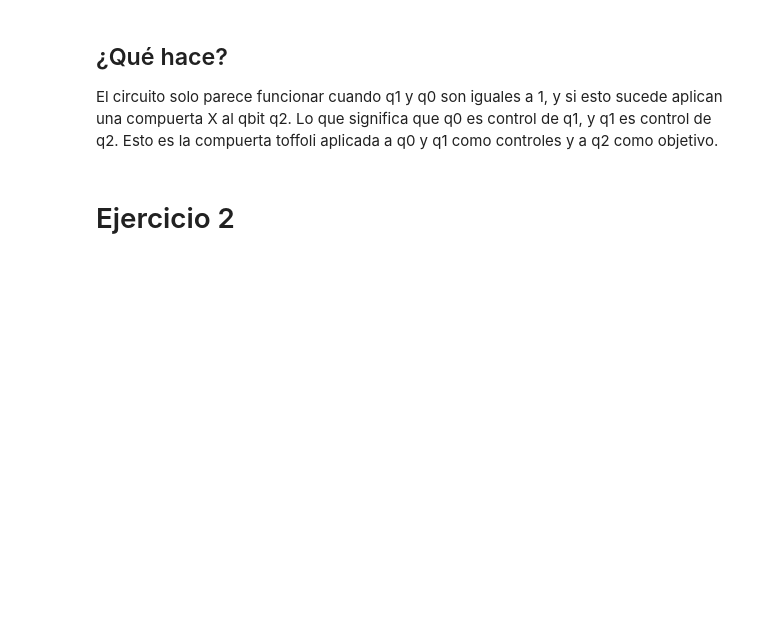
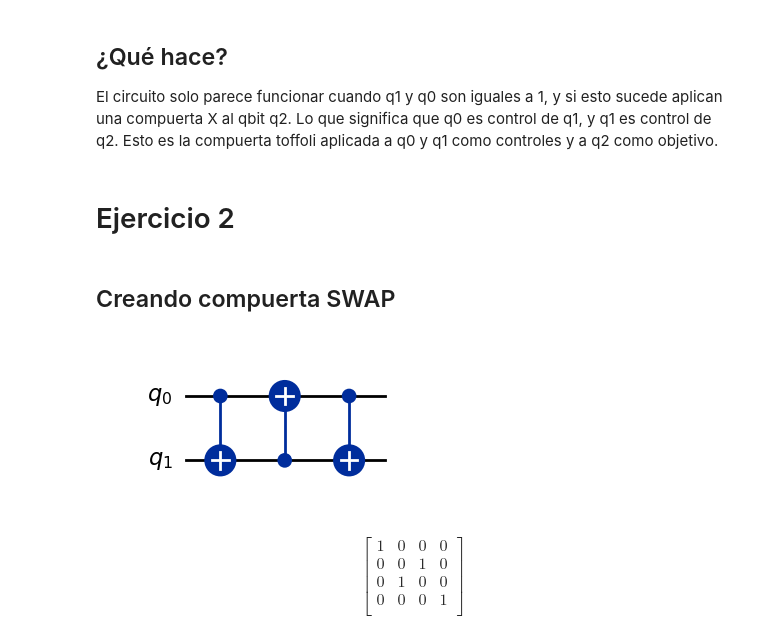
Before and after one commit to JUPiTERdia117/CompuCuantica, a Jupyter notebook: Prac2/Prac2.ipynb, the cells around one changed output. Drawn from its saved outputs; the diff is of its cells as text; code cells hidden in the pictures; blank space fills up the shorter version.

```diff
--- a/Prac2/Prac2.ipynb
+++ b/Prac2/Prac2.ipynb
@@ -456,3 +456,43 @@ Lo que significa que q0 es control de q1, y q1 es control de q2. Esto es la comp
 y a q2 como objetivo.
 # %% [markdown]
 # Ejercicio 2
+# %% [markdown]
+## Creando compuerta SWAP
+# %%
+swap = QuantumCircuit(2) # circuito con 2 qubits
+
+swap.cx(0,1)    # Hadamard en q2
+swap.cx(1,0)    # Hadamard en q2
+swap.cx(0,1)    # Hadamard en q2
+swap
+
+
+
+
+
+#Desplegamos el circuito.
+display(swap.draw('mpl'))
+
+#Vemos al operador como matriz.
+op = Operator(swap)
+display(array_to_latex(op))
+
+
+#Guardamos al estado final del circuito.
+#psi = Statevector(circuit)
+#Desplegamos al estado represnetado en la esfera de Boch.
+#display(plot_bloch_multivector(psi))
+
+matrix = op
+
+mi_swap = UnitaryGate(matrix, 'mi_swap') #Compuerta personalizada
+# %% [output]
+[figure, added]
+$$
+\begin{bmatrix}
+1 & 0 & 0 & 0  \\
+ 0 & 0 & 1 & 0  \\
+ 0 & 1 & 0 & 0  \\
+ 0 & 0 & 0 & 1  \\
+ \end{bmatrix}
+$$
```
Also changed, not shown: parts of 2 cells of this notebook, 2 other files.
